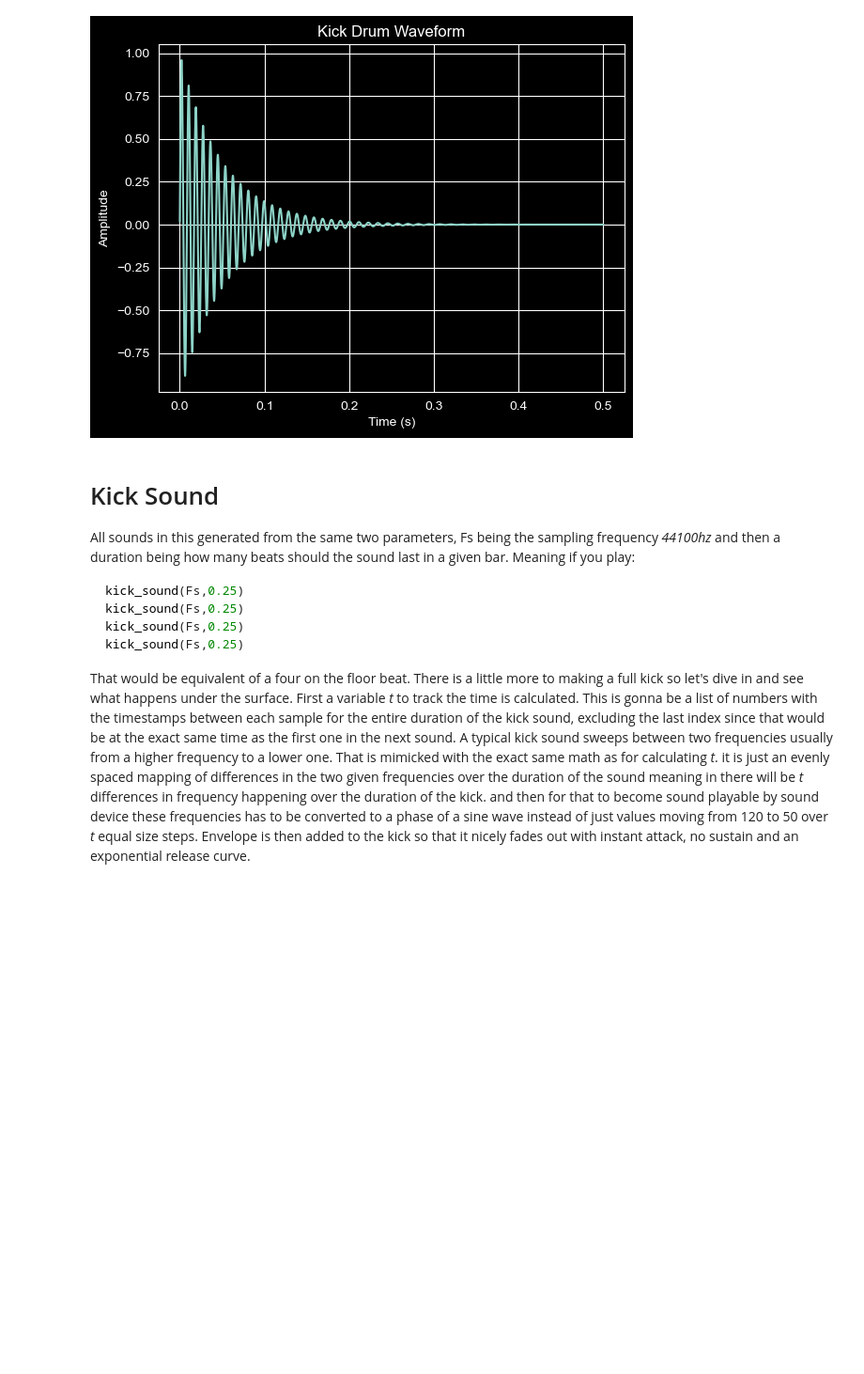
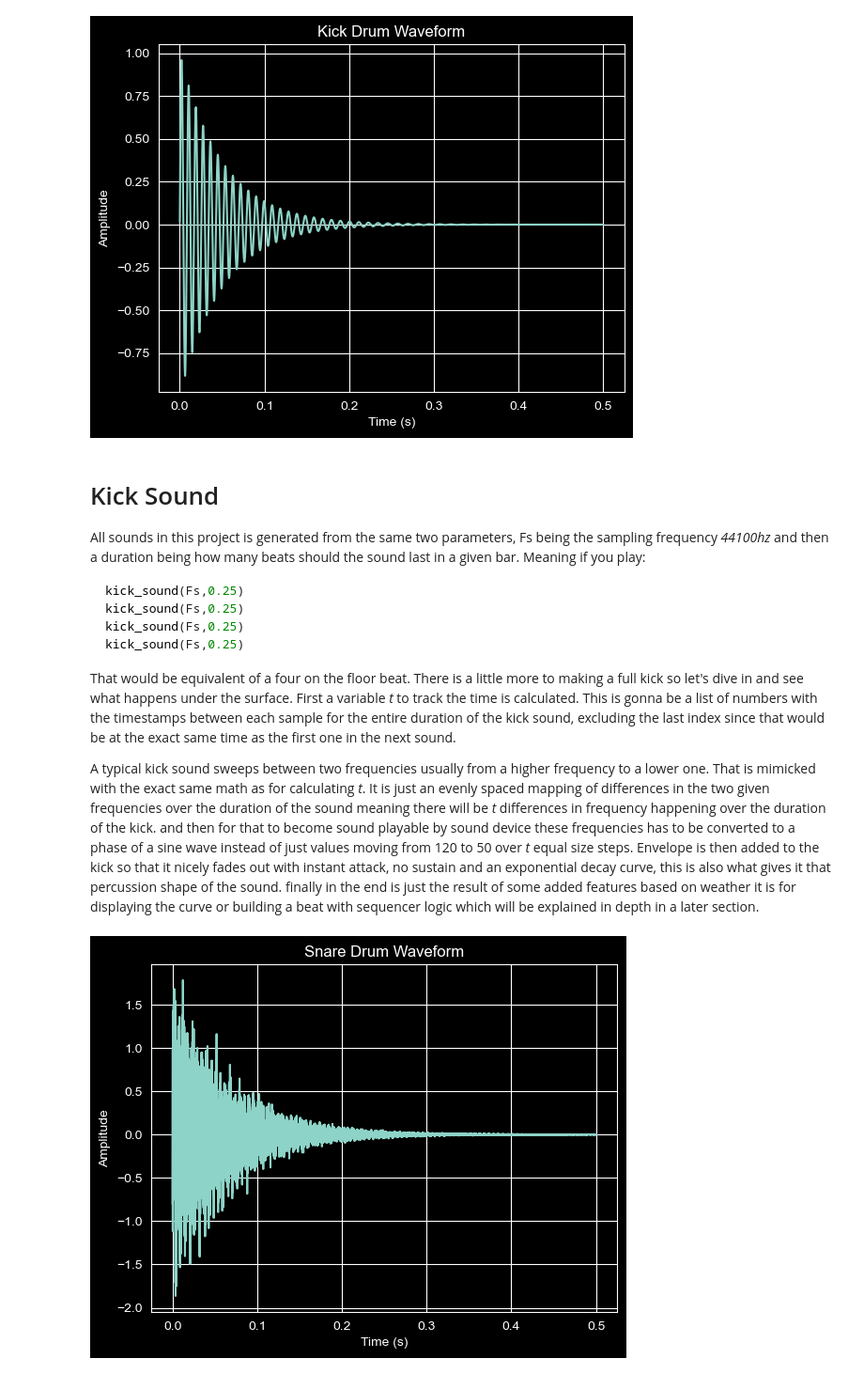
Before and after one commit to MikkelMiksen/Roland-TR-707-in-python-with-AudioIO, a Jupyter notebook: SoundProcessingHandIn.ipynb, the cells around one changed output. Shown at 94% size. Drawn from its saved outputs; the diff is of its cells as text; code cells hidden in the pictures; blank space fills up the shorter version.

````diff
--- a/SoundProcessingHandIn.ipynb
+++ b/SoundProcessingHandIn.ipynb
@@ -97,26 +100,39 @@ plt.show()
 # %% [markdown]
 # Kick Sound
 
-All sounds in this generated from the same two parameters, Fs being the sampling frequency *44100hz* and then a duration being how many beats should the sound last in a given bar. Meaning if you play:
+All sounds in this project is generated from the same two parameters, Fs being the sampling frequency *44100hz* and then a duration being how many beats should the sound last in a given bar. Meaning if you play:
 ```python
 kick_sound(Fs,0.25)
 kick_sound(Fs,0.25)
 kick_sound(Fs,0.25)
 kick_sound(Fs,0.25)
 ```
-That would be equivalent of a four on the floor beat. There is a little more to making a full kick so let's dive in and see what happens under the surface. First a variable *t* to track the time is calculated. This is gonna be a list of numbers with the timestamps between each sample for the entire duration of the kick sound, excluding the last index since that would be at the exact same time as the first one in the next sound. A typical kick sound sweeps between two frequencies usually from a higher frequency to a lower one. That is mimicked with the exact same math as for calculating *t*. it is just an evenly spaced mapping of differences in the two given frequencies over the duration of the sound meaning in there will be *t* differences in frequency happening over the duration of the kick. and then for that to become sound playable by sound device these frequencies has to be converted to a phase of a sine wave instead of just values moving from 120 to 50 over *t* equal size steps. Envelope is then added to the kick so that it nicely fades out with instant attack, no sustain and an exponential release curve.
+That would be equivalent of a four on the floor beat. There is a little more to making a full kick so let's dive in and see what happens under the surface. First a variable *t* to track the time is calculated. This is gonna be a list of numbers with the timestamps between each sample for the entire duration of the kick sound, excluding the last index since that would be at the exact same time as the first one in the next sound.
+
+A typical kick sound sweeps between two frequencies usually from a higher frequency to a lower one. That is mimicked with the exact same math as for calculating *t*. It is just an evenly spaced mapping of differences in the two given frequencies over the duration of the sound meaning there will be *t* differences in frequency happening over the duration of the kick. and then for that to become sound playable by sound device these frequencies has to be converted to a phase of a sine wave instead of just values moving from 120 to 50 over *t* equal size steps. Envelope is then added to the kick so that it nicely fades out with instant attack, no sustain and an exponential decay curve, this is also what gives it that percussion shape of the sound. finally in the end is just the result of some added features based on weather it is for displaying the curve or building a beat with sequencer logic which will be explained in depth in a later section.
 # %%
 def snare_sound(Fs, duration=1,return_time=False):
     t = np.linspace(0, duration, int(Fs * duration), False)
 
     # Noise (the "snap")
     noise = np.random.randn(len(t))
 
     # Tone body
     tone = np.sin(2 * np.pi * 180 * t)
 
     # Envelope
     envelope = np.exp(-t * 15)
     if return_time:
-        return t,(0.7 * noise + 0.3 * tone) * envelope
+        return t,(0.6 * noise + 0.4 * tone) * envelope
     return (0.7 * noise + 0.3 * tone) * envelope
+
+t_snare, y_snare = snare_sound(Fs,0.5, True)
+
+plt.figure()
+plt.plot(t_snare, y_snare)
+plt.title("Snare Drum Waveform")
+plt.xlabel("Time (s)")
+plt.ylabel("Amplitude")
+plt.show()
+# %% [output]
+[figure, added]
````
Also changed, not shown: parts of 10 cells of this notebook.
